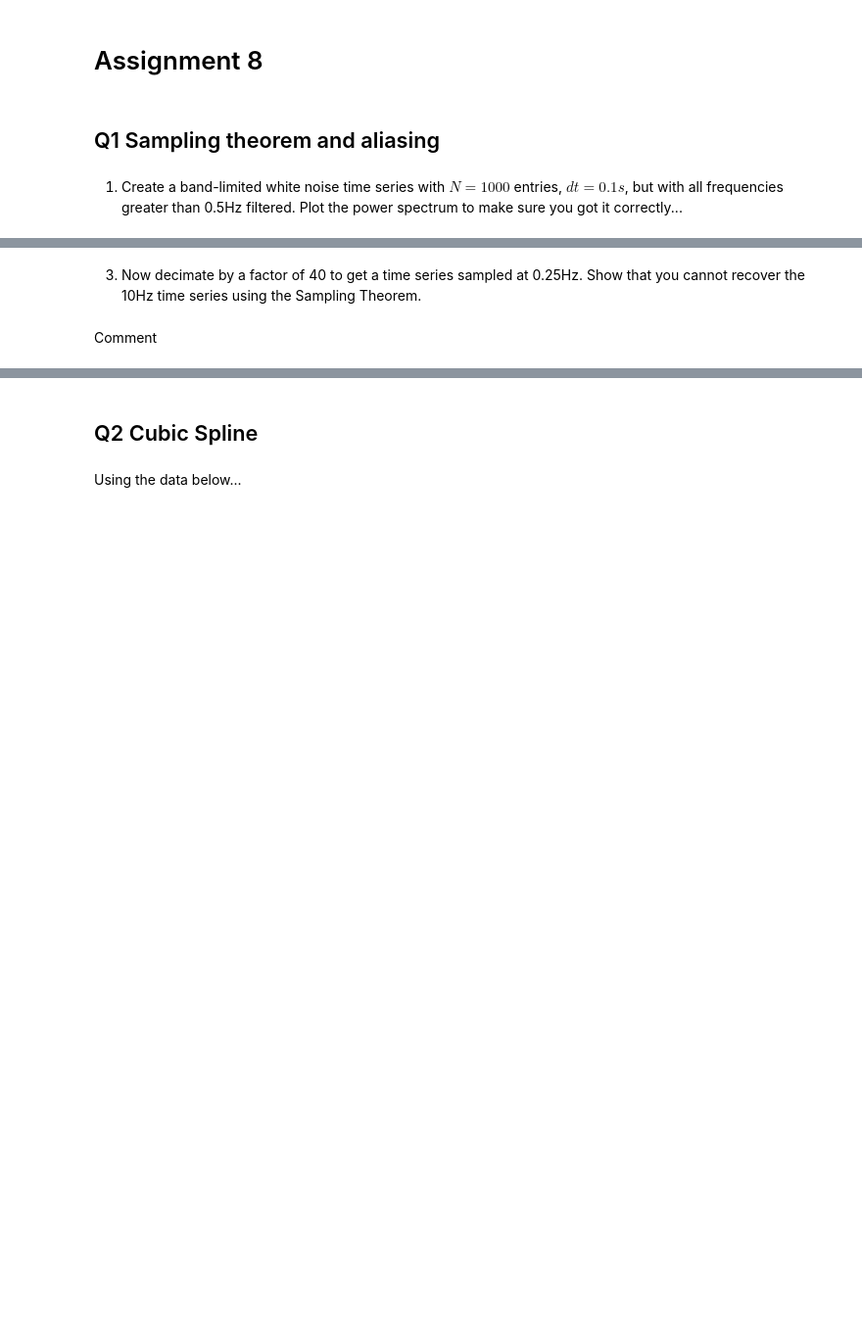
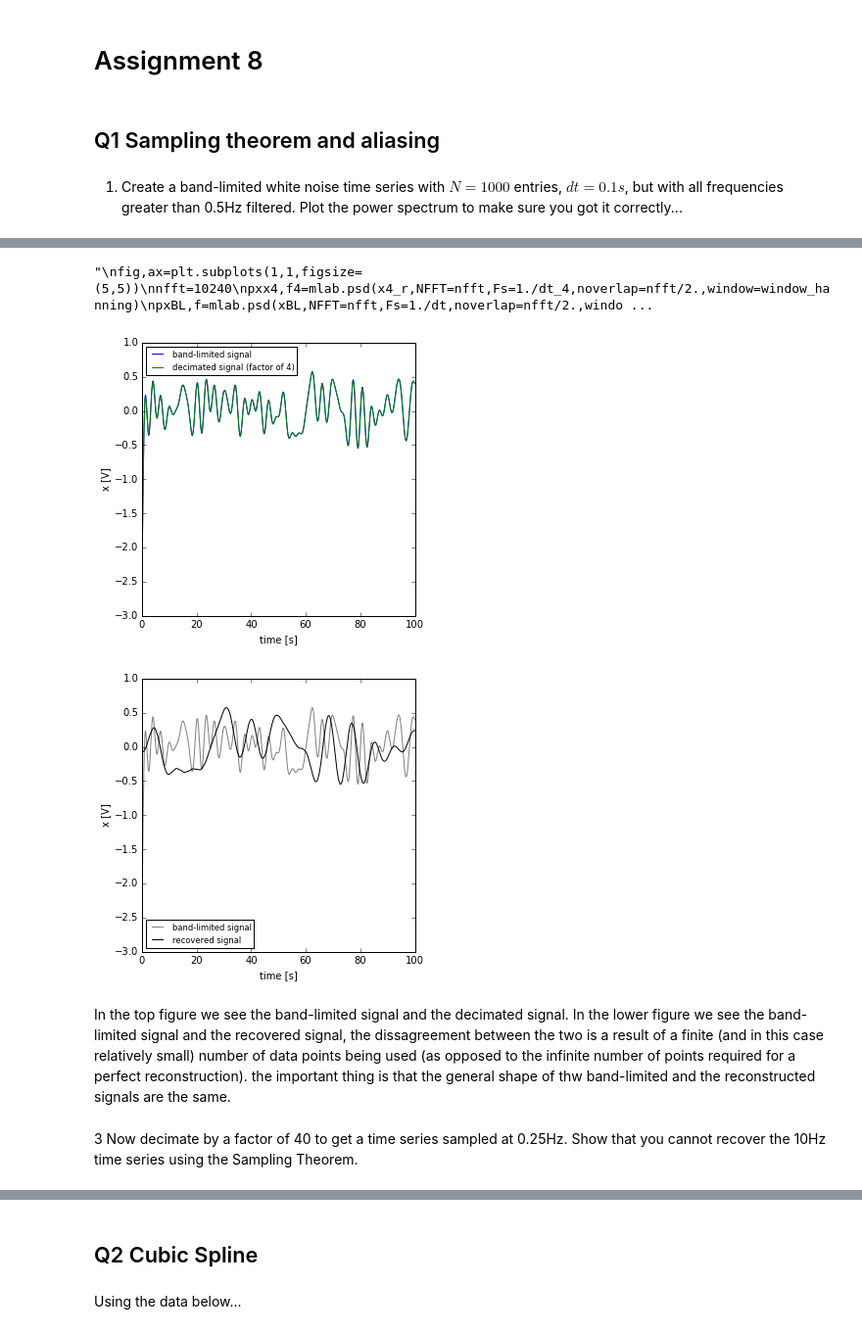
Before and after one commit to stevenjones314/Phys411Assignments, a Jupyter notebook: Assignment_08_StevenJones_V00661133.ipynb, the cells around one changed output, grey strips where cells are left out. Shown at 98% size. Cells and saved outputs as stored; diff of their text form; code cells hidden in the pictures; blank space fills up the shorter version.

```diff
--- a/Assignment_08_StevenJones_V00661133.ipynb
+++ b/Assignment_08_StevenJones_V00661133.ipynb
@@ -11,4 +49,50 @@ Comment
+# %%
+dt_4 = 4e-1
+x4 = 1.*xBL[::4]
+t4 = 1.*t[::4]
+
+fig,ax=plt.subplots(1,1,figsize=(5,5))
+ax.plot(t,xBL,label='band-limited signal')
+ax.plot(t4,x4,label='decimated signal (factor of 4)')
+#ax.set_xlim([0,3])
+ax.set_xlabel('time [s]')
+ax.set_ylabel('x [V]')
+ax.legend(fontsize='small',loc=0)
+
+NN = shape(xBL)[0]
+N4 = NN/4
+x4_r = np.zeros(NN)
+n4 = np.arange(N4)-N4/2
+
+for i in range(NN):
+    x4_r[i] = np.sum(x4[:N4]*sinc(2*B*t[i]-n4))
+
+fig,ax=plt.subplots(1,1,figsize=(5,5))
+ax.plot(t,xBL,color='0.5',label='band-limited signal')
+ax.plot(t,x4_r,color='k',label='recovered signal')
+#ax.set_xlim([48,50])
+ax.set_xlabel('time [s]')
+ax.set_ylabel('x [V]')
+ax.legend(fontsize='small',loc=0)
+
+'''
+fig,ax=plt.subplots(1,1,figsize=(5,5))
+nfft=10240
+pxx4,f4=mlab.psd(x4_r,NFFT=nfft,Fs=1./dt_4,noverlap=nfft/2.,window=window_hanning)
+pxBL,f=mlab.psd(xBL,NFFT=nfft,Fs=1./dt,noverlap=nfft/2.,window=window_hanning)
+ax.loglog(f4,pxx4,color='0.5',label='recovered signal')
+ax.loglog(f,pxBL,color='k',label='band-limited signal')
+#ax.set_ylim([1e-8,1e2])
+ax.set_xlabel('f [Hz]')
+ax.set_ylabel('$G_{xx} [V^2 Hz^{-1}]$')
+ax.legend(fontsize='small',loc=0)
+plt.tight_layout()
+'''
+# %% [output]
+"\nfig,ax=plt.subplots(1,1,figsize=(5,5))\nnfft=10240\npxx4,f4=mlab.psd(x4_r,NFFT=nfft,Fs=1./dt_4,noverlap=nfft/2.,window=window_hanning)\npxBL,f=mlab.psd(xBL,NFFT=nfft,Fs=1./dt,noverlap=nfft/2.,windo ...
+[figure, added]
+[figure, added]
+# %% [markdown]
+In the top figure we see the band-limited signal and the decimated signal. In the lower figure we see the band-limited signal and the recovered signal, the dissagreement between the two is a result of a finite (and in this case relatively small) number of data points being used (as opposed to the infinite number of points required for a perfect reconstruction). the important thing is that the general shape of thw band-limited and the reconstructed signals are the same.
 # %% [markdown]
-3. Now decimate by a factor of 40 to get a time series sampled at 0.25Hz. Show that you cannot recover the 10Hz time series using the Sampling Theorem.
+3 Now decimate by a factor of 40 to get a time series sampled at 0.25Hz. Show that you cannot recover the 10Hz time series using the Sampling Theorem.
-# %% [markdown]
-Comment
```
Also changed, not shown: parts of 13 cells of this notebook.
